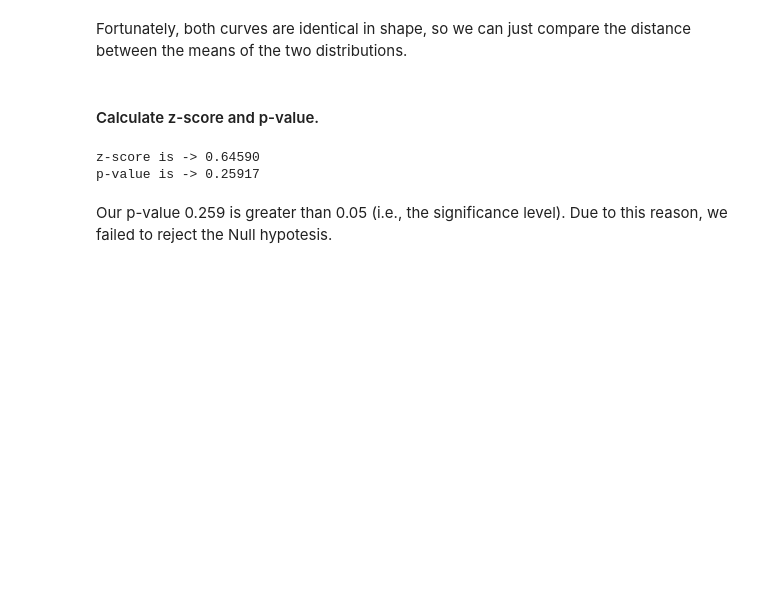
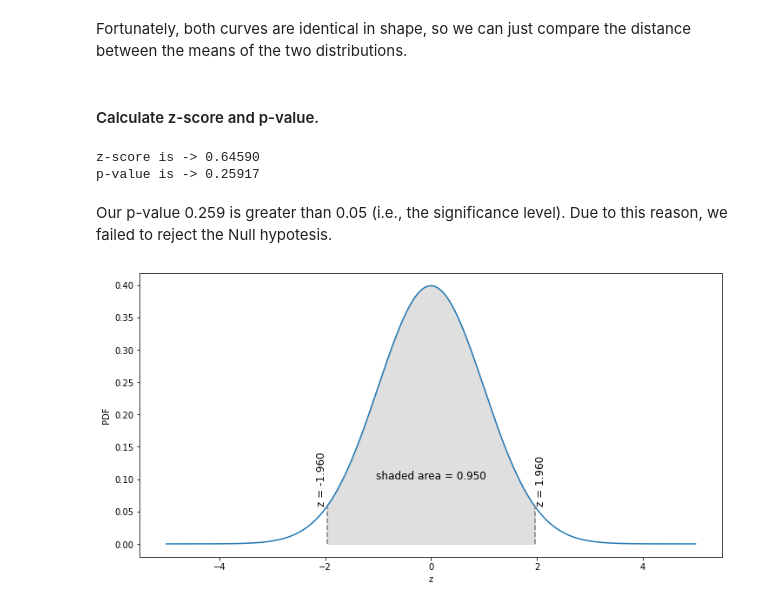
Before and after one commit to bkget/SmartAd-Performance-Aanalysis, a Jupyter notebook: notebooks/classical_AB_testing.ipynb, the cells around one changed output. Drawn from its saved outputs; the diff is of its cells as text; code cells hidden in the pictures; blank space fills up the shorter version.

Commit message:
Plotting z-distribution at area=95%

```diff
--- a/notebooks/classical_AB_testing.ipynb
+++ b/notebooks/classical_AB_testing.ipynb
@@ -202,3 +202,7 @@ z-score is -> 0.64590
 p-value is -> 0.25917
 # %% [markdown]
 Our p-value 0.259 is greater than 0.05 (i.e., the significance level). Due to this reason, we failed to reject the Null hypotesis.
+# %%
+HP.zplot(area=0.95)
+# %% [output]
+[figure, added]
```
